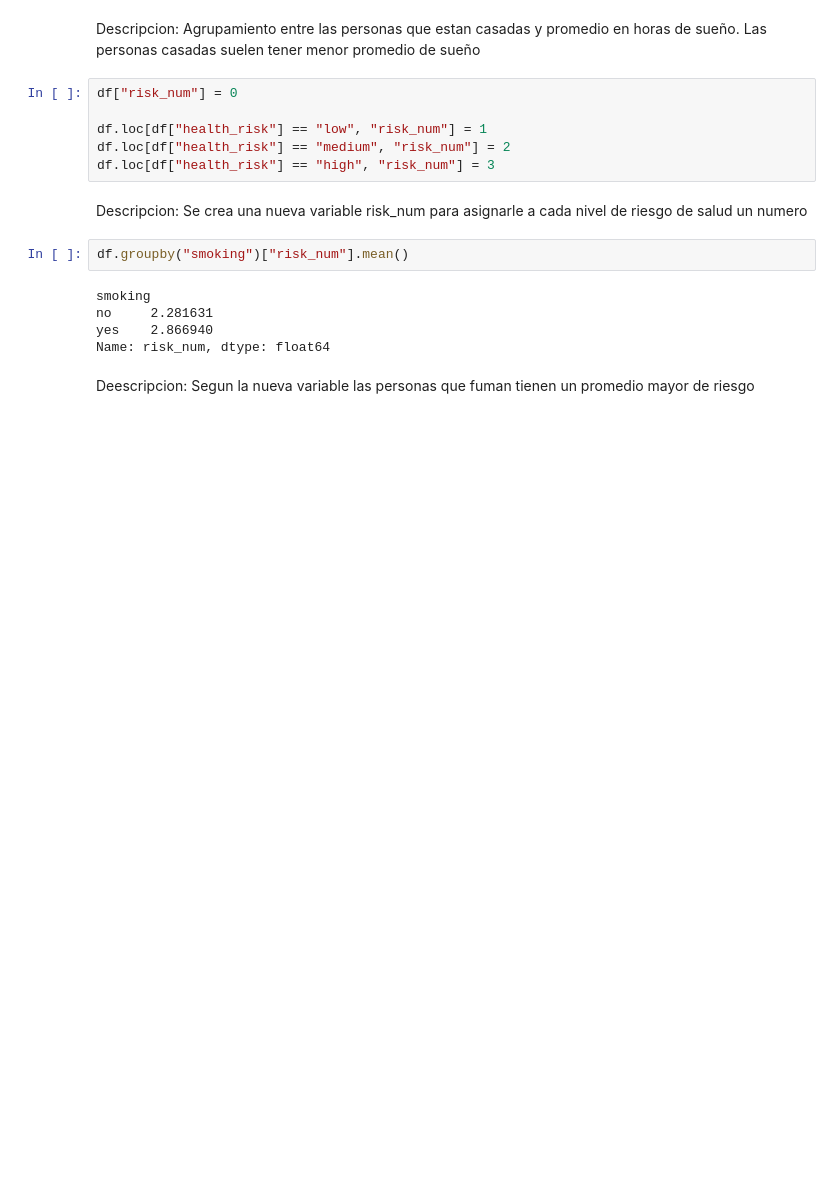
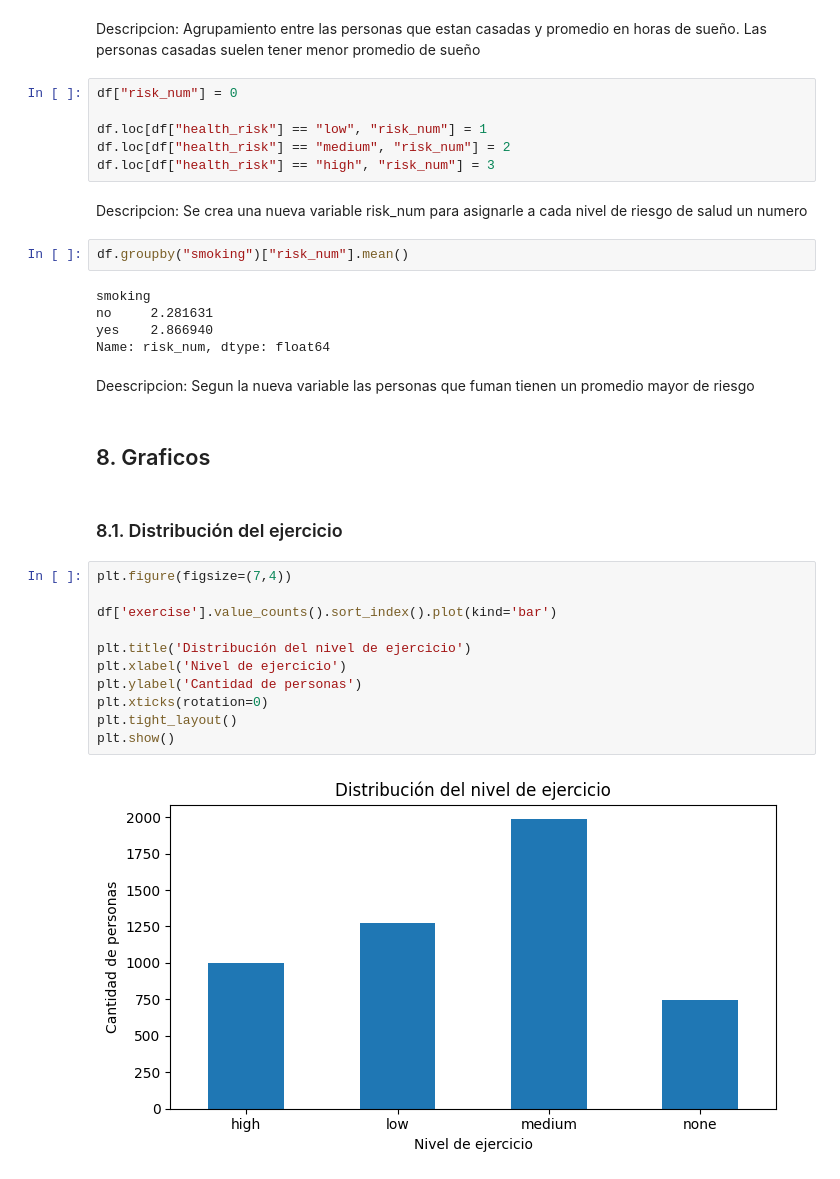
Before and after one commit to DiegoPineda08/PROYECTO-SALUD, a Jupyter notebook: notebooks/Proyecto_Salud.ipynb, the cells around one changed output. Drawn from its saved outputs; the diff is of its cells as text; blank space fills up the shorter version.

```diff
--- a/notebooks/Proyecto_Salud.ipynb
+++ b/notebooks/Proyecto_Salud.ipynb
@@ -388,3 +388,20 @@ yes    2.866940
 Name: risk_num, dtype: float64
 # %% [markdown]
 Deescripcion: Segun la nueva variable las personas que fuman tienen un promedio mayor de riesgo
+# %% [markdown]
+## 8. Graficos
+# %% [markdown]
+### 8.1. Distribución del ejercicio
+# %%
+plt.figure(figsize=(7,4))
+
+df['exercise'].value_counts().sort_index().plot(kind='bar')
+
+plt.title('Distribución del nivel de ejercicio')
+plt.xlabel('Nivel de ejercicio')
+plt.ylabel('Cantidad de personas')
+plt.xticks(rotation=0)
+plt.tight_layout()
+plt.show()
+# %% [output]
+[figure, added]
```
Also changed, not shown: parts of 15 cells of this notebook.
